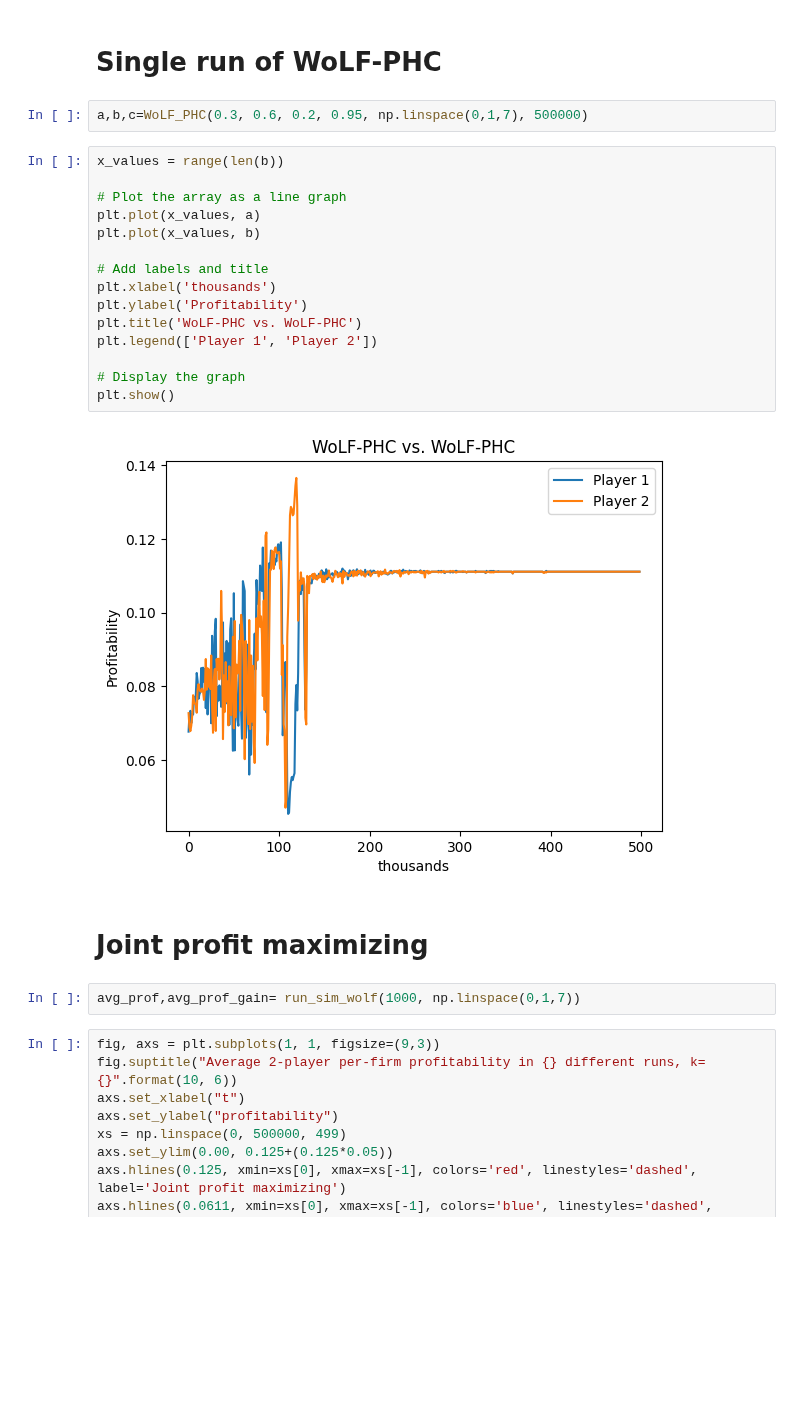
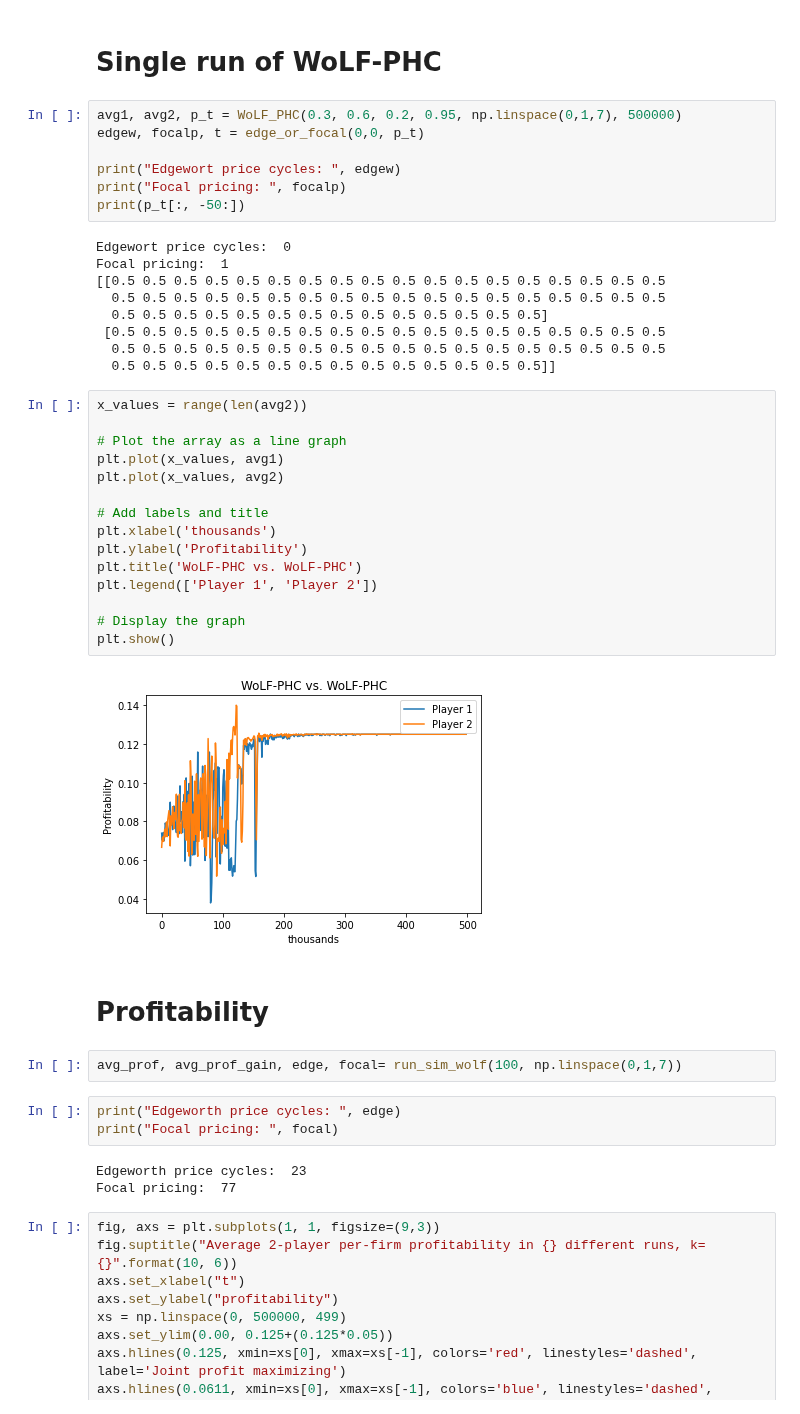
Before and after one commit to nicklasbusk/Bachelorprojekt, a Jupyter notebook: Code/wolf_phc.ipynb, the cells around one changed output. Saved outputs shown, nothing was run; the diff lists cells and outputs as text; blank space fills up the shorter version.

Commit message:
Updated graphs

```diff
--- a/Code/wolf_phc.ipynb
+++ b/Code/wolf_phc.ipynb
@@ -10,28 +10,48 @@ from WoLF_lib import *
 # %% [markdown]
 # Single run of WoLF-PHC
 # %%
-a,b,c=WoLF_PHC(0.3, 0.6, 0.2, 0.95, np.linspace(0,1,7), 500000)
+avg1, avg2, p_t = WoLF_PHC(0.3, 0.6, 0.2, 0.95, np.linspace(0,1,7), 500000)
+edgew, focalp, t = edge_or_focal(0,0, p_t)
+
+print("Edgewort price cycles: ", edgew)
+print("Focal pricing: ", focalp)
+print(p_t[:, -50:])
+# %% [output]
+Edgewort price cycles:  0
+Focal pricing:  1
+[[0.5 0.5 0.5 0.5 0.5 0.5 0.5 0.5 0.5 0.5 0.5 0.5 0.5 0.5 0.5 0.5 0.5 0.5
+  0.5 0.5 0.5 0.5 0.5 0.5 0.5 0.5 0.5 0.5 0.5 0.5 0.5 0.5 0.5 0.5 0.5 0.5
+  0.5 0.5 0.5 0.5 0.5 0.5 0.5 0.5 0.5 0.5 0.5 0.5 0.5 0.5]
+ [0.5 0.5 0.5 0.5 0.5 0.5 0.5 0.5 0.5 0.5 0.5 0.5 0.5 0.5 0.5 0.5 0.5 0.5
+  0.5 0.5 0.5 0.5 0.5 0.5 0.5 0.5 0.5 0.5 0.5 0.5 0.5 0.5 0.5 0.5 0.5 0.5
+  0.5 0.5 0.5 0.5 0.5 0.5 0.5 0.5 0.5 0.5 0.5 0.5 0.5 0.5]]
 # %%
-x_values = range(len(b))
+x_values = range(len(avg2))
 
 # Plot the array as a line graph
-plt.plot(x_values, a)
-plt.plot(x_values, b)
+plt.plot(x_values, avg1)
+plt.plot(x_values, avg2)
 
 # Add labels and title
 plt.xlabel('thousands')
 plt.ylabel('Profitability')
 plt.title('WoLF-PHC vs. WoLF-PHC')
 plt.legend(['Player 1', 'Player 2'])
 
 # Display the graph
 plt.show()
 # %% [output]
-[figure, old version]
+[figure, new version]
-# %% [markdown]
-# Joint profit maximizing
+# %% [markdown]
+# Profitability
 # %%
-avg_prof,avg_prof_gain= run_sim_wolf(1000, np.linspace(0,1,7))
+avg_prof, avg_prof_gain, edge, focal= run_sim_wolf(100, np.linspace(0,1,7))
+# %%
+print("Edgeworth price cycles: ", edge)
+print("Focal pricing: ", focal)
+# %% [output]
+Edgeworth price cycles:  23
+Focal pricing:  77
 # %%
 fig, axs = plt.subplots(1, 1, figsize=(9,3))
 fig.suptitle("Average 2-player per-firm profitability in {} different runs, k={}".format(10, 6))
```
Also changed, not shown: 11 other files.
